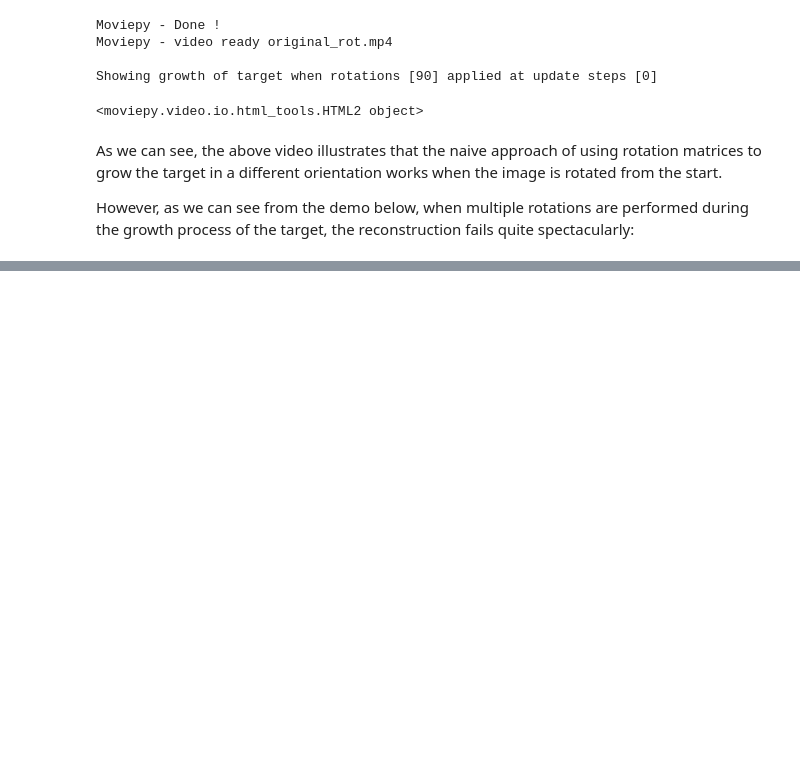
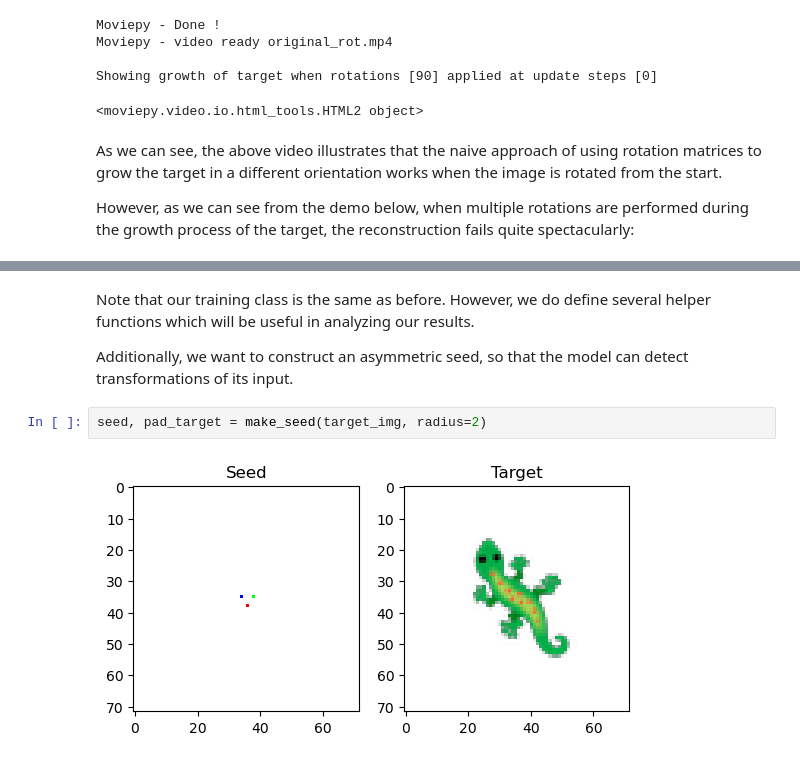
Before and after one commit to Radevsi/cellular-automata, a Jupyter notebook: symmetry/computational_essay/submission.ipynb, the cells around one changed output, grey strips where cells are left out. Cells and saved outputs as stored; diff of their text form; blank space fills up the shorter version.

```diff
--- a/symmetry/computational_essay/submission.ipynb
+++ b/symmetry/computational_essay/submission.ipynb
@@ -474,0 +658,8 @@ If, however, a two-dimensional route is pursued, the equivariant model could pot
+# %% [markdown]
+Note that our training class is the same as before. However, we do define several helper functions which will be useful in analyzing our results.
+
+Additionally, we want to construct an asymmetric seed, so that the model can detect transformations of its input.
+# %%
+seed, pad_target = make_seed(target_img, radius=2)
+# %% [output]
+[figure, added]
```
Also changed, not shown: parts of 56 cells of this notebook, 9 other files.
